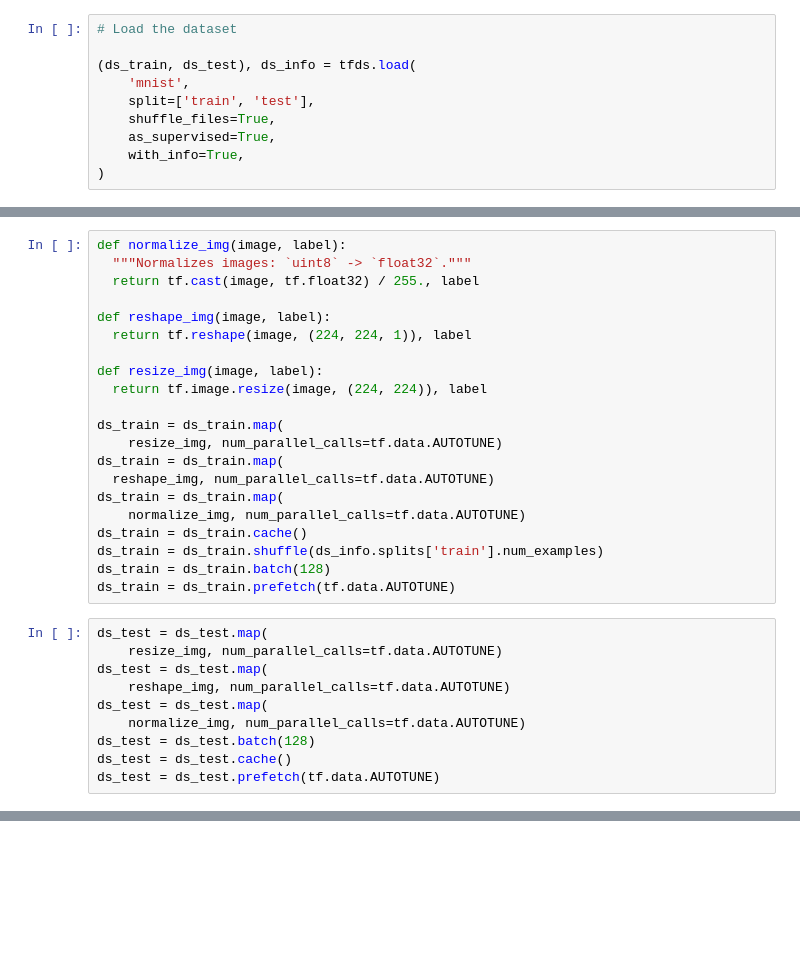
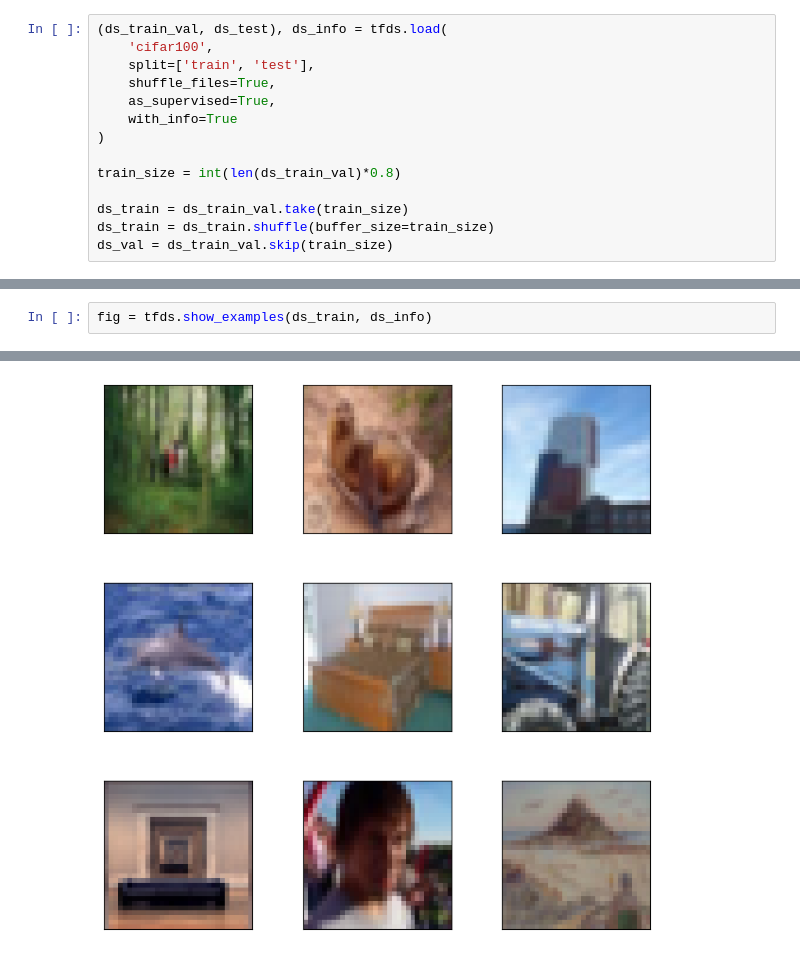
Before and after one commit to OliverMacD/CS-497-Project-1, a Jupyter notebook: MobileNetV2TF/CIFAR100/MobileNetV2.ipynb, the cells around one changed output, grey strips where cells are left out. Cells and saved outputs as stored; diff of their text form; blank space fills up the shorter version.

Commit message:
Proper CIFAR100 code that runs

```diff
--- a/MobileNetV2TF/CIFAR100/MobileNetV2.ipynb
+++ b/MobileNetV2TF/CIFAR100/MobileNetV2.ipynb
@@ -12,11 +14,15 @@ import matplotlib.pyplot as plt
 # %%
-# Load the dataset
-
-(ds_train, ds_test), ds_info = tfds.load(
-    'mnist',
+(ds_train_val, ds_test), ds_info = tfds.load(
+    'cifar100',
     split=['train', 'test'],
     shuffle_files=True,
     as_supervised=True,
-    with_info=True,
+    with_info=True
 )
+
+train_size = int(len(ds_train_val)*0.8)
+
+ds_train = ds_train_val.take(train_size)
+ds_train = ds_train.shuffle(buffer_size=train_size)
+ds_val = ds_train_val.skip(train_size)
 # %% [output]
@@ -40,31 +33,3 @@ Your kernel may have been built without NUMA support.
-# %%
-def normalize_img(image, label):
-  """Normalizes images: `uint8` -> `float32`."""
-  return tf.cast(image, tf.float32) / 255., label
-
-def reshape_img(image, label):
-  return tf.reshape(image, (224, 224, 1)), label
-
-def resize_img(image, label):
-  return tf.image.resize(image, (224, 224)), label
-
-ds_train = ds_train.map(
-    resize_img, num_parallel_calls=tf.data.AUTOTUNE)
-ds_train = ds_train.map(
-  reshape_img, num_parallel_calls=tf.data.AUTOTUNE)
-ds_train = ds_train.map(
-    normalize_img, num_parallel_calls=tf.data.AUTOTUNE)
-ds_train = ds_train.cache()
-ds_train = ds_train.shuffle(ds_info.splits['train'].num_examples)
-ds_train = ds_train.batch(128)
-ds_train = ds_train.prefetch(tf.data.AUTOTUNE)
-# %%
-ds_test = ds_test.map(
-    resize_img, num_parallel_calls=tf.data.AUTOTUNE)
-ds_test = ds_test.map(
-    reshape_img, num_parallel_calls=tf.data.AUTOTUNE)
-ds_test = ds_test.map(
-    normalize_img, num_parallel_calls=tf.data.AUTOTUNE)
-ds_test = ds_test.batch(128)
-ds_test = ds_test.cache()
-ds_test = ds_test.prefetch(tf.data.AUTOTUNE)
+# %%
+fig = tfds.show_examples(ds_train, ds_info)
+# %% [output]
@@ -70,0 +38 @@ ds_test = ds_test.prefetch(tf.data.AUTOTUNE)
+[figure, added]
```
Also changed, not shown: parts of 10 cells of this notebook.
